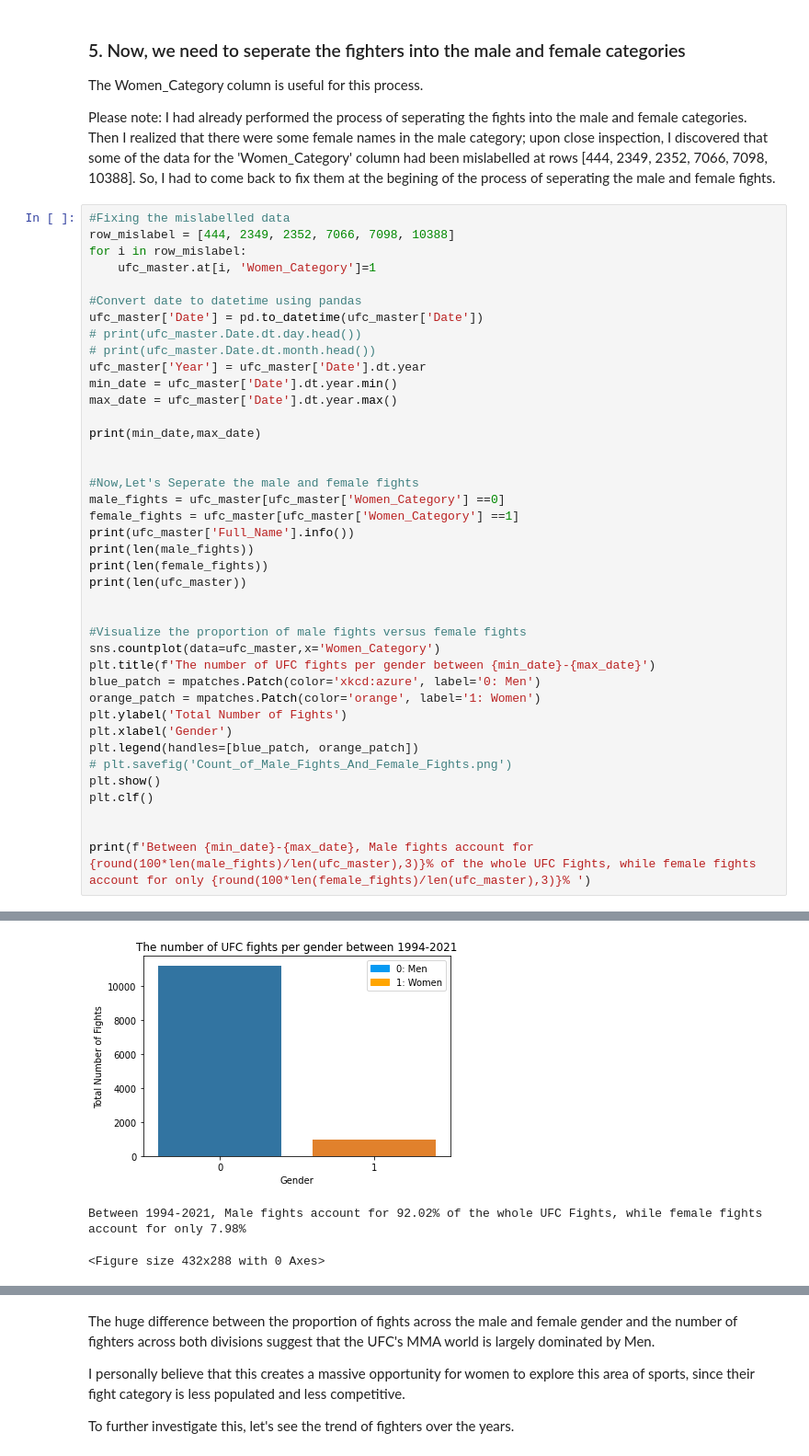
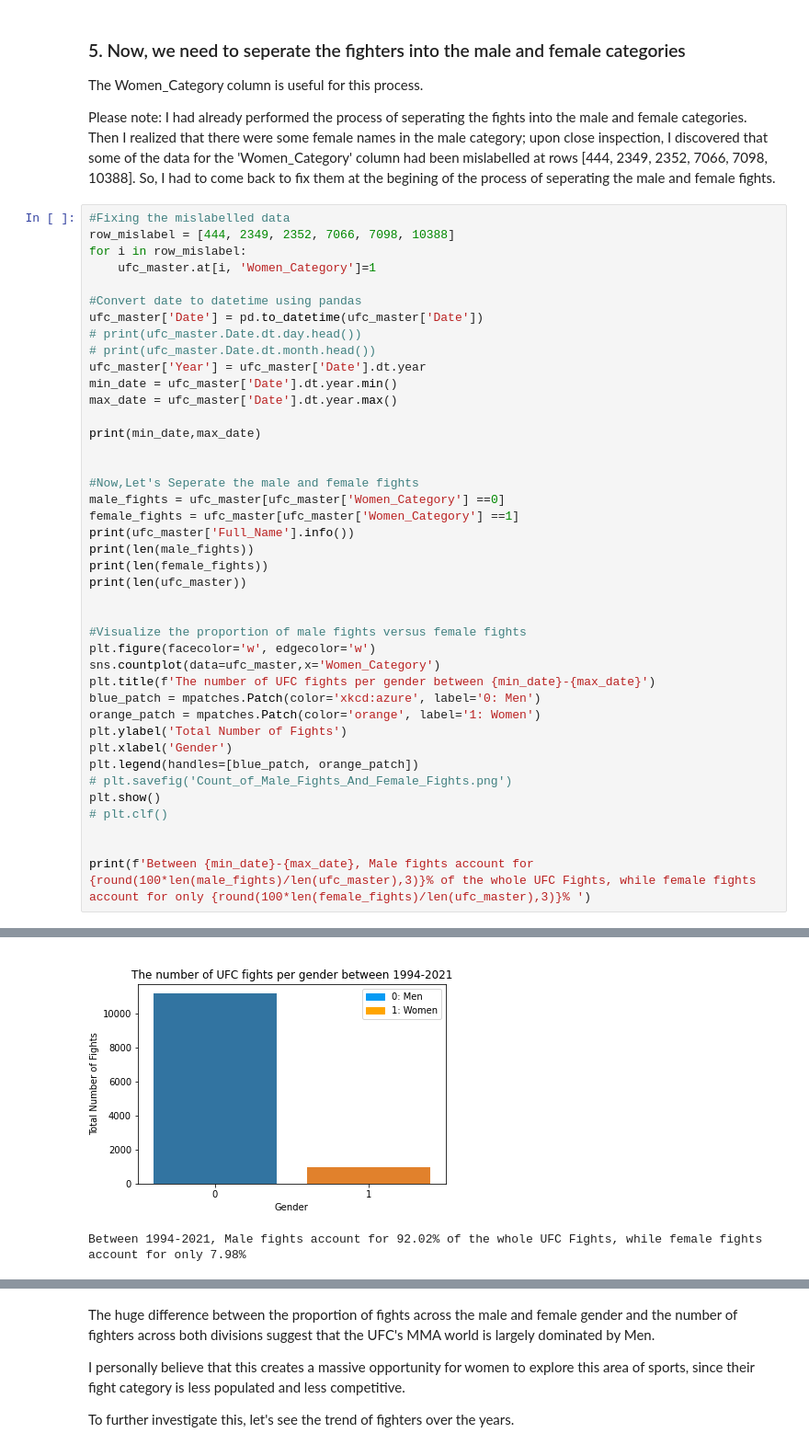
Before and after one commit to BoboyeOkeya/PortFolio---Machine-Learning-AI-foundations-, a Jupyter notebook: UFC_Data_Analysis.ipynb, the cells around one changed output, grey strips where cells are left out. Shown at 92% size. Drawn from its saved outputs; the diff is of its cells as text.

```diff
--- a/UFC_Data_Analysis.ipynb
+++ b/UFC_Data_Analysis.ipynb
@@ -157,34 +162,34 @@ print(len(female_fights))
 print(len(ufc_master))
 
 
 #Visualize the proportion of male fights versus female fights
+plt.figure(facecolor='w', edgecolor='w')
 sns.countplot(data=ufc_master,x='Women_Category')
 plt.title(f'The number of UFC fights per gender between {min_date}-{max_date}')
 blue_patch = mpatches.Patch(color='xkcd:azure', label='0: Men')
 orange_patch = mpatches.Patch(color='orange', label='1: Women')
 plt.ylabel('Total Number of Fights')
 plt.xlabel('Gender')
 plt.legend(handles=[blue_patch, orange_patch])
 # plt.savefig('Count_of_Male_Fights_And_Female_Fights.png')
 plt.show()
-plt.clf()
+# plt.clf()
 
 
 print(f'Between {min_date}-{max_date}, Male fights account for {round(100*len(male_fights)/len(ufc_master),3)}% of the whole UFC Fights, while female fights account for only {round(100*len(female_fights)/len(ufc_master),3)}% ')
 # %% [output]
 1994 2021
 <class 'pandas.core.series.Series'>
 RangeIndex: 12156 entries, 0 to 12155
 Series name: Full_Name
 Non-Null Count  Dtype
 --------------  -----
 12156 non-null  object
 dtypes: object(1)
 memory usage: 95.1+ KB
 None
 11186
 970
 12156
-[figure, old version]
+[figure, new version]
 Between 1994-2021, Male fights account for 92.02% of the whole UFC Fights, while female fights account for only 7.98%
-<Figure size 432x288 with 0 Axes>
```
Also changed, not shown: parts of 11 cells of this notebook.
